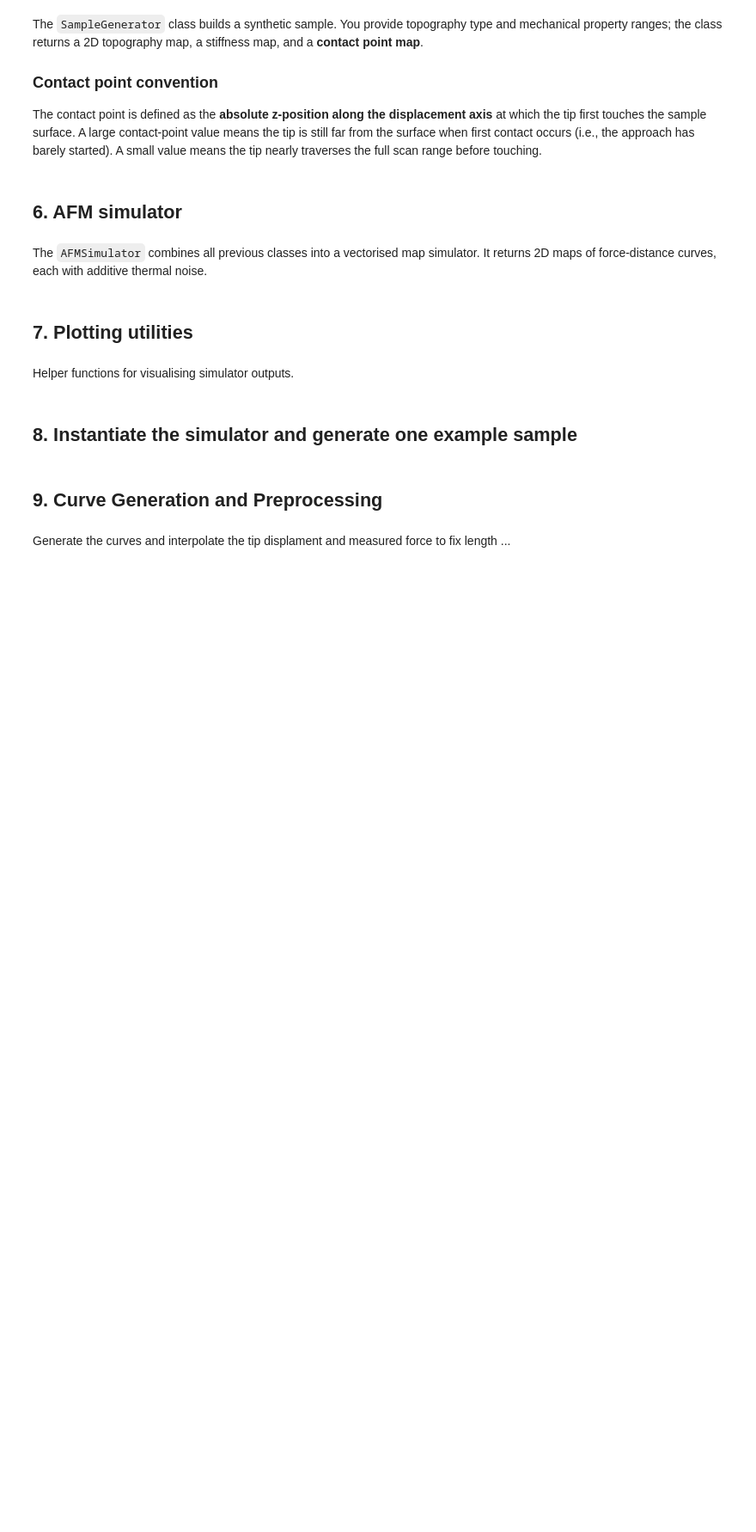
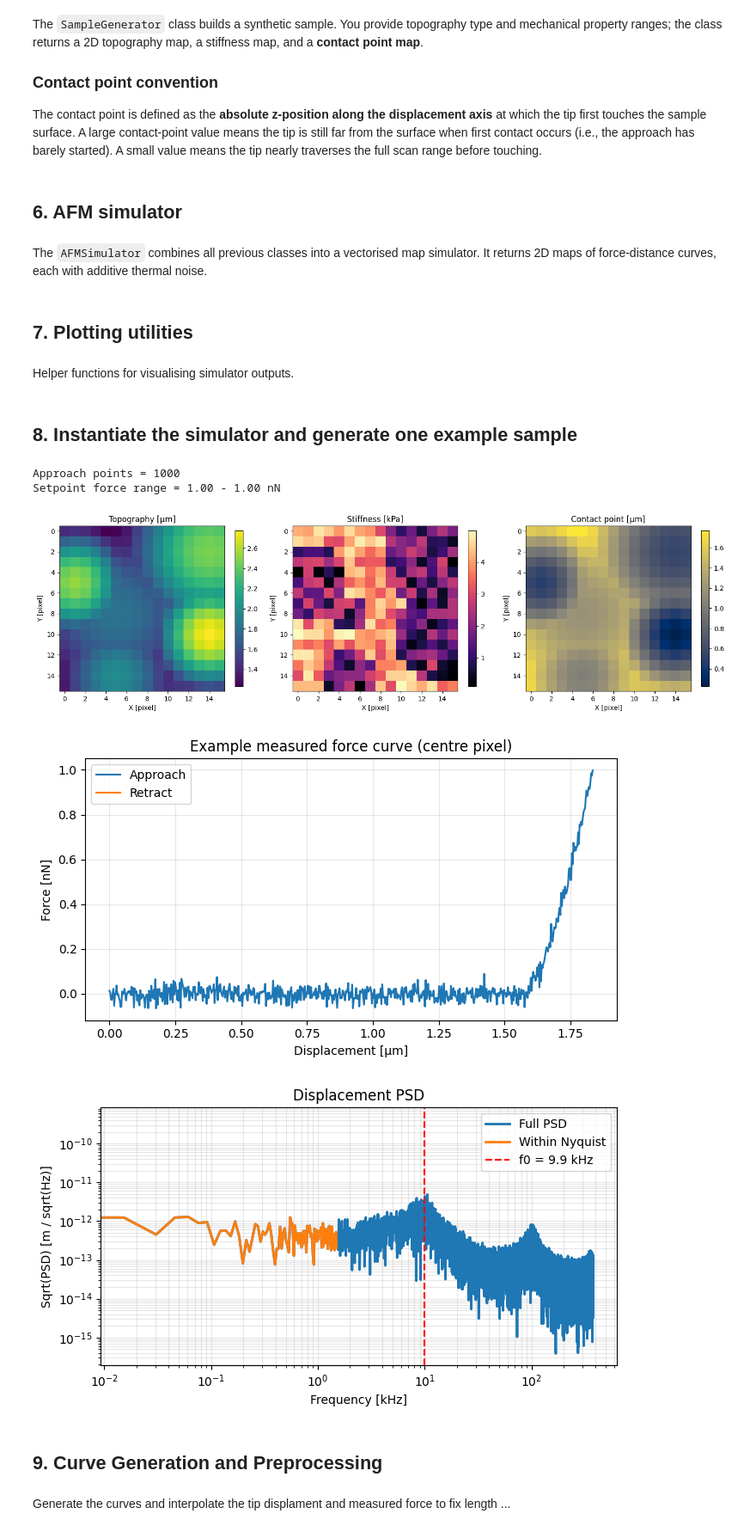
Before and after one commit to DeepTrackAI/ASAP, a Jupyter notebook: tutorial/Part_3_AFM_simulation_final.ipynb, the cells around one changed output. Shown at 86% size. Saved outputs shown, nothing was run; the diff lists cells and outputs as text; code cells hidden in the pictures; blank space fills up the shorter version.

```diff
--- a/tutorial/Part_3_AFM_simulation_final.ipynb
+++ b/tutorial/Part_3_AFM_simulation_final.ipynb
@@ -53,11 +54,10 @@ SEED = 69
 np.random.seed(SEED)
 torch.manual_seed(SEED)
 
-Array = np.ndarray
-
-
 @dataclass
 class SimulationConfig:
+    """Configuration for AFM simulation parameters."""
+
     nx = 16
     ny = 16
     pixel_size_m = 2e-6
@@ -65,17 +65,19 @@ class SimulationConfig:
     z_speed_um_s = 9
     sampling_frequency_hz = 3000
     setpoint_force_n_range = [1e-9, 1e-9]
-    tip_shape = "Sphere"
+    tip_shape = "Sphere"  # options: "Pyramid", "Sphere"
     include_thermal_noise = True
-    noise_type = "theoretical"  # options: "theoretical", "experimental"
+    noise_type = "experimental"  # options: "theoretical", "experimental", "rms"
     experimental_noise_path = \
-      "../data/thermal-noise-data_vDeflection_2025.11.28-16.42.57.tnd"
+      "./thermal-noise-data_vDeflection_2025.11.28-16.42.57.tnd"
     curve_mode = "approach"  # options: "approach", "approach_retract"
     artefact = False # options: True, False
     range_artefact = "short" # options: "short", "long"
 
 @dataclass
 class DatasetConfig:
+    """Configuration for dataset generation parameters."""
+
     n_samples =40
     topography_types = ("gaussian_features", "hemisphere")
     substrate_stiffness_range_pa = (0.1e3, 5e3)
@@ -84,6 +86,8 @@ class DatasetConfig:
 
 @dataclass
 class ModelConfig:
+    """Configuration for model training parameters."""
+
     batch_size = 4096
     learning_rate = 2e-3
     max_epochs = 1000
@@ -580,14 +615,29 @@ class SampleGenerator:
     Generates synthetic sample maps with specified topography types, stiffness
     ranges, and contact point ranges.
 
+    Parameters
+    ----------
+    substrate_stiffness_range_pa: tuple
+        Range of substrate stiffness in pascal (min, max).
+    feature_stiffness_range_pa: tuple
+        Range of feature stiffness in pascal (min, max).
+    height_range_m: tuple
+        Range of feature heights in meters (min, max).
+
+    Methods
+    -------
+    `create_topography(size, pixel_size_m, topography_type) -> tuple[np.ndarray]`
+        Creates synthetic topography and stiffness maps based on the specified
+        parameters.
+
     """
 
     def __init__(
-        self,
+        self: SampleGenerator,
         substrate_stiffness_range_pa: tuple = (5e3, 10e3),
         feature_stiffness_range_pa: tuple = (2e3, 5e3),
         height_range_m: tuple = (1e-6, 4e-6),
-    ) -> None:
+    ):
         """Initializes the SampleGenerator with specified parameters.
 
         Initializes the SampleGenerator with given stiffness ranges, height
@@ -609,11 +659,11 @@ class SampleGenerator:
         self.height_range_m = height_range_m
 
     def create_topography(
-        self,
+        self: SampleGenerator,
         size: tuple = (128, 128),
         pixel_size_m: float = 1e-6,
         topography_type: str = "gaussian_features",
-        rng=None
+        rng=None,
     ) -> tuple[np.ndarray, np.ndarray, np.ndarray]:
         """Create one synthetic sample map.
 
@@ -1172,6 +1225,7 @@ def plot_psd(
 # %%
 # We use the simulator to generate data and visualise it with the functions
 # defined above.
+from pathlib import Path
 
 rng = np.random.default_rng(SEED)
 
@@ -1179,6 +1233,11 @@ example_substrate_stiffness_range_pa = (3e3, 5e3)
 example_feature_stiffness_range_pa = (0.1e3, 3e3)
 example_nx = 16
 example_ny = 16
+
+example_stiffness_min_pa = min(example_substrate_stiffness_range_pa[0],
+                               example_feature_stiffness_range_pa[0])
+example_stiffness_max_pa = max(example_substrate_stiffness_range_pa[1],
+                               example_feature_stiffness_range_pa[1])
 
 cantilever = AFMCantilever(k=0.178, f0=10e3, Q=100.0, T=300.0)
 contact_model = HertzContact(R=1e-6, nu=0.5, alpha=18.0)
@@ -1223,33 +1282,39 @@ plot_force_curve(
     example_output["displacement_curves_m"][center_row, center_col],
     example_output["measured_force_curves_n"][center_row, center_col],
     retract_start_index= \
       int(example_output["retract_start_indices"][center_row, center_col]),
     valid_length=int(example_output["curve_lengths"][center_row, center_col]),
     title="Example measured force curve (centre pixel)",
 )
 
 reference_points = max(simulator.n_points_approach * 2, 64)
 if simulation_config.noise_type == "rms":
     frequency_hz, spectral_density_m2_per_hz = cantilever.get_noise_psd(
         n_points=reference_points,
         sampling_frequency_hz=cantilever.f0*10,
         noise_type="theoretical",
         experimental_path=simulation_config.experimental_noise_path,
     )
 
 else:
     frequency_hz, spectral_density_m2_per_hz = cantilever.get_noise_psd(
         n_points=reference_points,
         sampling_frequency_hz=cantilever.f0*10,
         noise_type=simulation_config.noise_type,
         experimental_path=simulation_config.experimental_noise_path,
     )
 plot_psd(
     frequency_hz,
     spectral_density_m2_per_hz,
     cantilever,
     sampling_frequency=simulation_config.sampling_frequency_hz,
 )
+# %% [output]
+Approach points = 1000
+Setpoint force range = 1.00 - 1.00 nN
+[figure, added]
+[figure, added]
+[figure, added]
 # %% [markdown]
 ## 9. Curve Generation and Preprocessing
 # %% [markdown]
```
Also changed, not shown: parts of 22 cells of this notebook.
